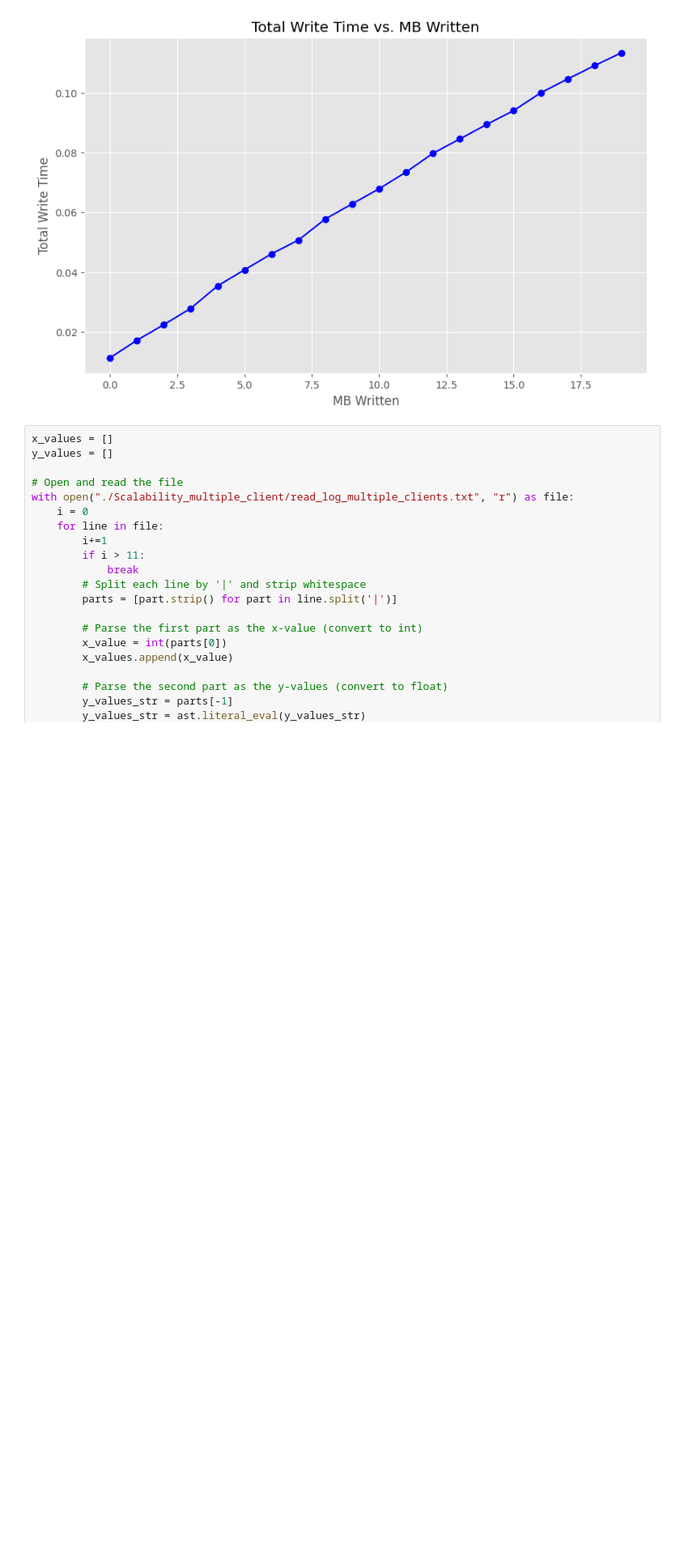
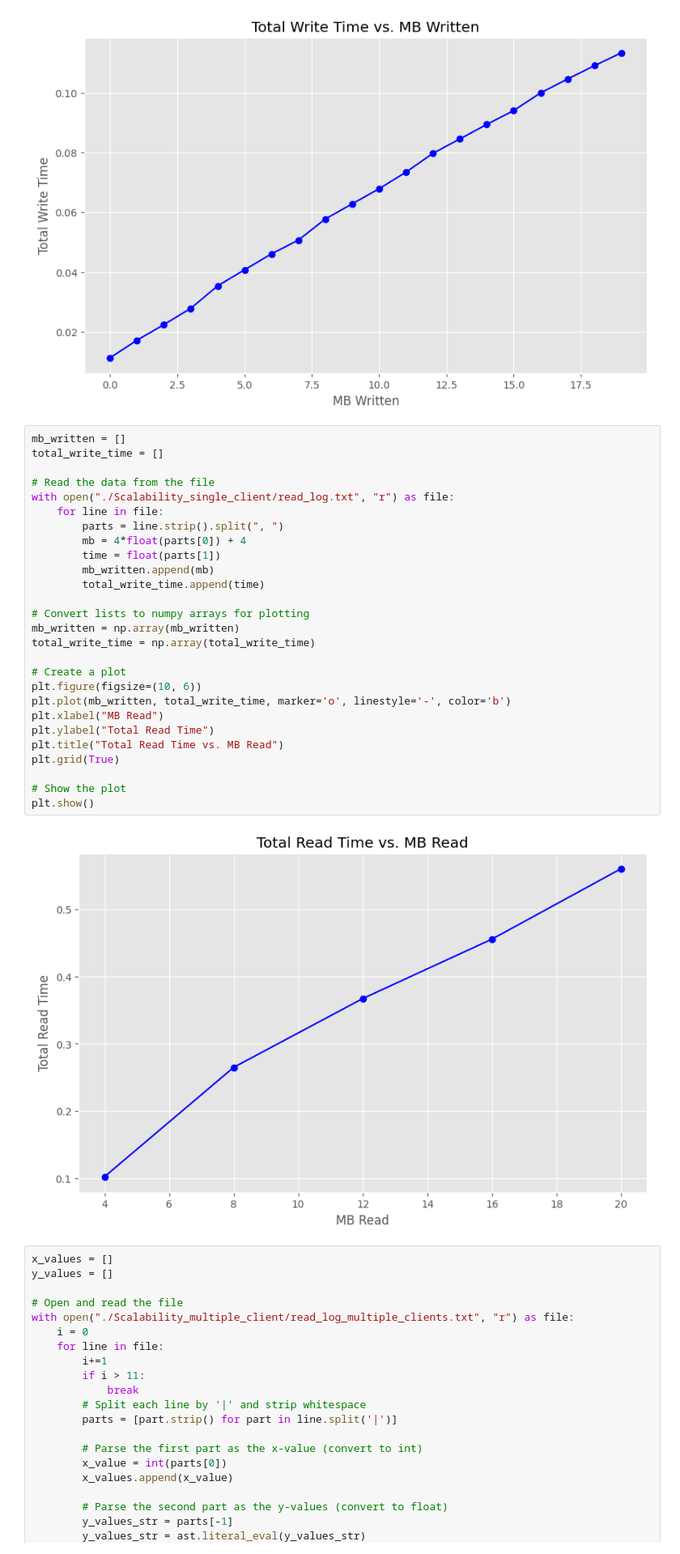
Before and after one commit to DivyanshMittal-exe/GFS-with-Redis, a Jupyter notebook: Analysis_tests/analysis.ipynb, the cells around one changed output. Shown: that part at 81% size. Saved outputs shown, nothing was run; the diff lists cells and outputs as text; blank space fills up the shorter version.

Commit message:
Read time test case added as well

```diff
--- a/Analysis_tests/analysis.ipynb
+++ b/Analysis_tests/analysis.ipynb
@@ -35,6 +35,35 @@ plt.grid(True)
 plt.show()
 # %% [output]
 [figure]
+# %%
+mb_written = []
+total_write_time = []
+
+# Read the data from the file
+with open("./Scalability_single_client/read_log.txt", "r") as file:
+    for line in file:
+        parts = line.strip().split(", ")
+        mb = 4*float(parts[0]) + 4
+        time = float(parts[1])
+        mb_written.append(mb)
+        total_write_time.append(time)
+
+# Convert lists to numpy arrays for plotting
+mb_written = np.array(mb_written)
+total_write_time = np.array(total_write_time)
+
+# Create a plot
+plt.figure(figsize=(10, 6))
+plt.plot(mb_written, total_write_time, marker='o', linestyle='-', color='b')
+plt.xlabel("MB Read")
+plt.ylabel("Total Read Time")
+plt.title("Total Read Time vs. MB Read")
+plt.grid(True)
+
+# Show the plot
+plt.show()
+# %% [output]
+[figure, added]
 # %%
 x_values = []
 y_values = []
```
Also changed, not shown: 1 other file.
